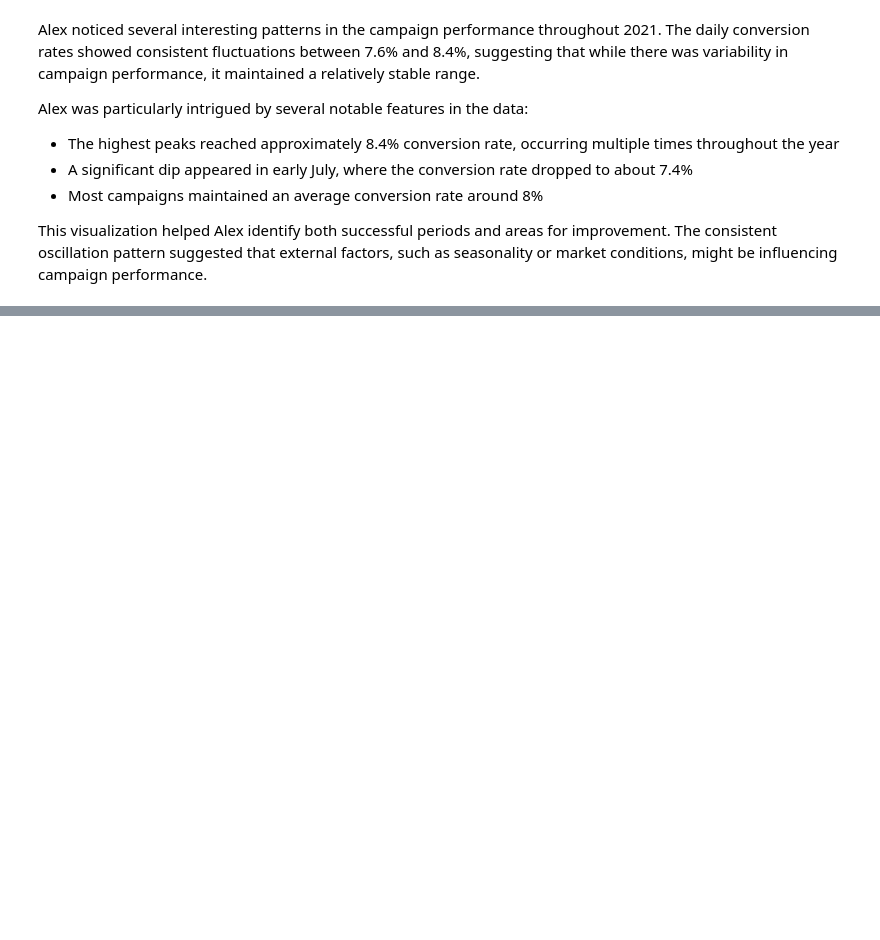
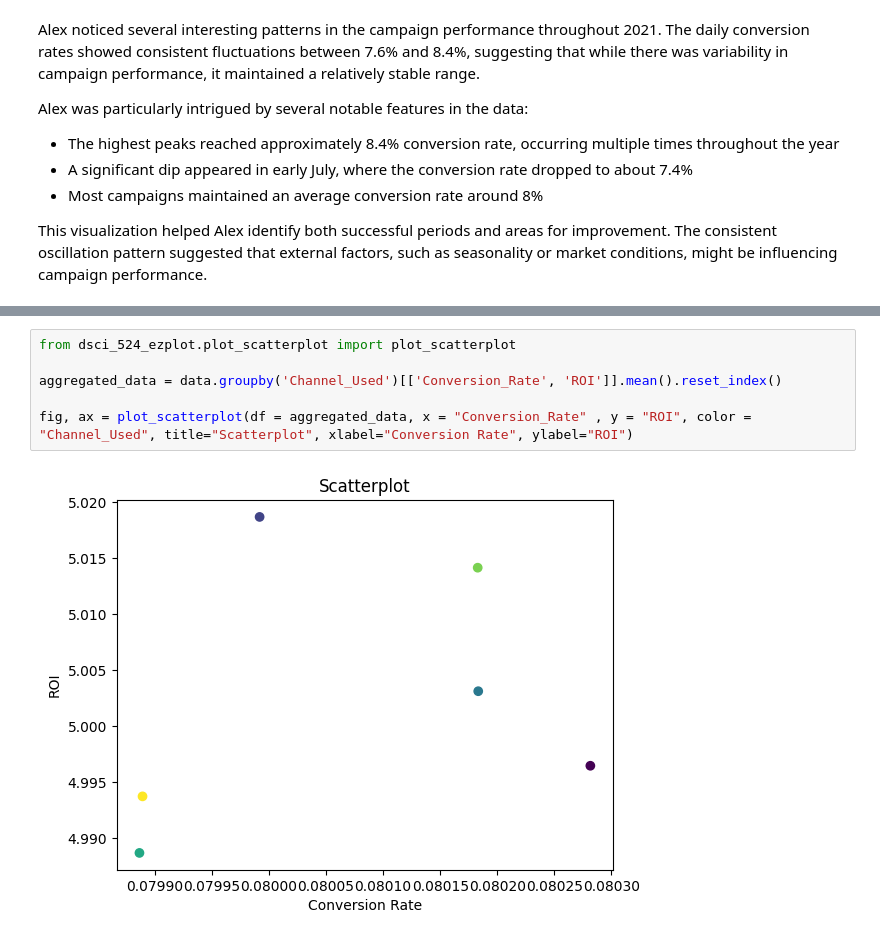
Before and after one commit to UBC-MDS/dsci_524_ezplot, a Jupyter notebook: docs/example.ipynb, the cells around one changed output, grey strips where cells are left out. Saved outputs shown, nothing was run; the diff lists cells and outputs as text; blank space fills up the shorter version.

Commit message:
added scatterplot tutorial section and example usage

```diff
--- a/docs/example.ipynb
+++ b/docs/example.ipynb
@@ -106,0 +110,8 @@ This visualization helped Alex identify both successful periods and areas for im
+# %%
+from dsci_524_ezplot.plot_scatterplot import plot_scatterplot
+
+aggregated_data = data.groupby('Channel_Used')[['Conversion_Rate', 'ROI']].mean().reset_index()
+
+fig, ax = plot_scatterplot(df = aggregated_data, x = "Conversion_Rate" , y = "ROI", color = "Channel_Used", title="Scatterplot", xlabel="Conversion Rate", ylabel="ROI")
+# %% [output]
+[figure, added]
```
Also changed, not shown: parts of 2 cells of this notebook.
